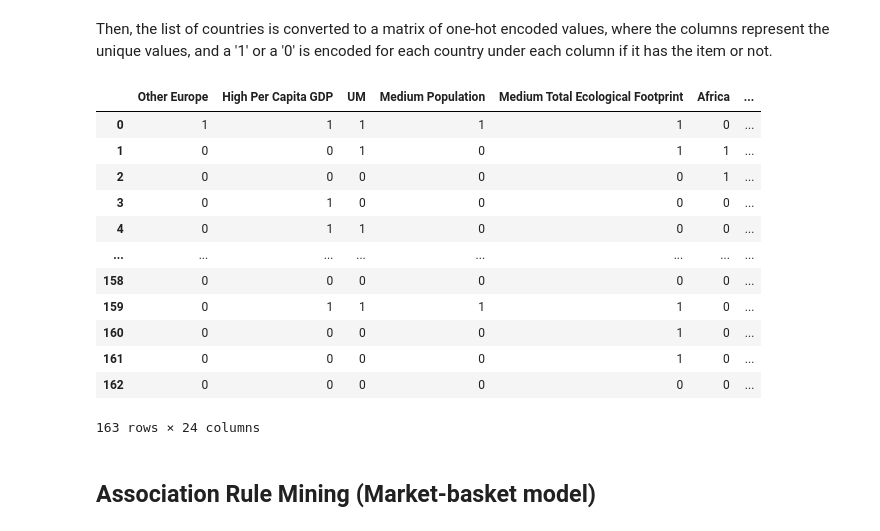
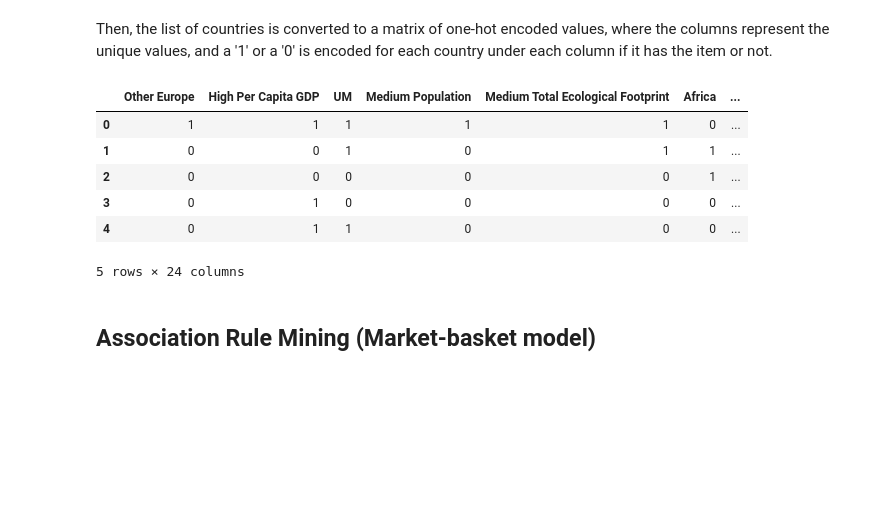
Before and after one commit to jayylmao/CSMODEL, a Jupyter notebook: CSMODEL-Case-Study-Project.ipynb, the cells around one changed output. Saved outputs shown, nothing was run; the diff lists cells and outputs as text; code cells hidden in the pictures; blank space fills up the shorter version.

```diff
--- a/CSMODEL-Case-Study-Project.ipynb
+++ b/CSMODEL-Case-Study-Project.ipynb
@@ -722,27 +722,21 @@ Then, the list of countries is converted to a matrix of one-hot encoded values,
 # %%
 # Convert the DataFrame to a one-hot encoded matrix.
 # There are 24 unique values, so 24 is passed as the column range
 # in the first list comprehension.
 rm_df = pd.DataFrame([[0 for _ in range(24)] for _ in range(rm_df.shape[0])], columns=values)
 
 for i, basket in enumerate(baskets):
     rm_df.iloc[i, basket] = 1
 
-rm_df
+rm_df.head()
 # %% [output]
 |  | Other Europe | High Per Capita GDP | UM | Medium Population | Medium Total Ecological Footprint | Africa | ... |
 | 0 | 1 | 1 | 1 | 1 | 1 | 0 | ... |
 | 1 | 0 | 0 | 1 | 0 | 1 | 1 | ... |
 | 2 | 0 | 0 | 0 | 0 | 0 | 1 | ... |
 | 3 | 0 | 1 | 0 | 0 | 0 | 0 | ... |
 | 4 | 0 | 1 | 1 | 0 | 0 | 0 | ... |
-| ... | ... | ... | ... | ... | ... | ... | ... |
-| 158 | 0 | 0 | 0 | 0 | 0 | 0 | ... |
-| 159 | 0 | 1 | 1 | 1 | 1 | 0 | ... |
-| 160 | 0 | 0 | 0 | 0 | 1 | 0 | ... |
-| 161 | 0 | 0 | 0 | 0 | 1 | 0 | ... |
-| 162 | 0 | 0 | 0 | 0 | 0 | 0 | ... |
-163 rows × 24 columns
+5 rows × 24 columns
 # %% [markdown]
 ## Association Rule Mining (Market-basket model)
 # %% [markdown]
```
Also changed, not shown: parts of 58 cells of this notebook.
